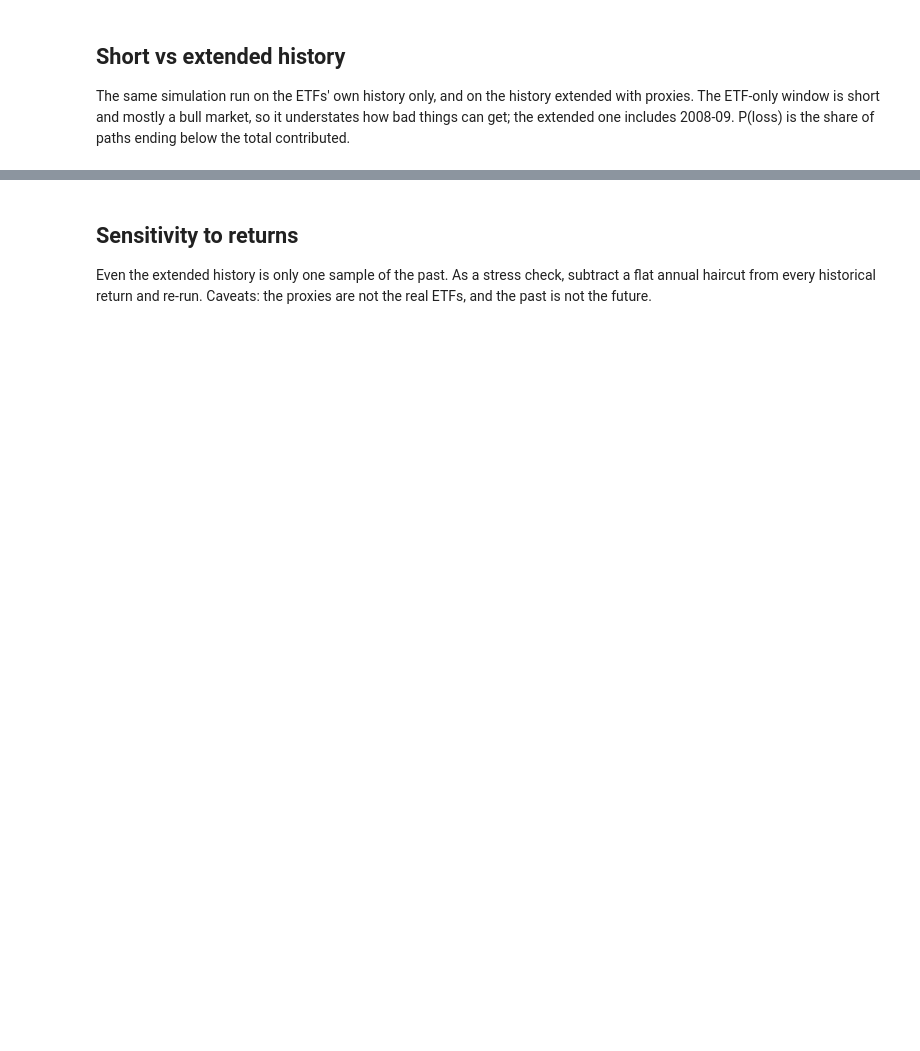
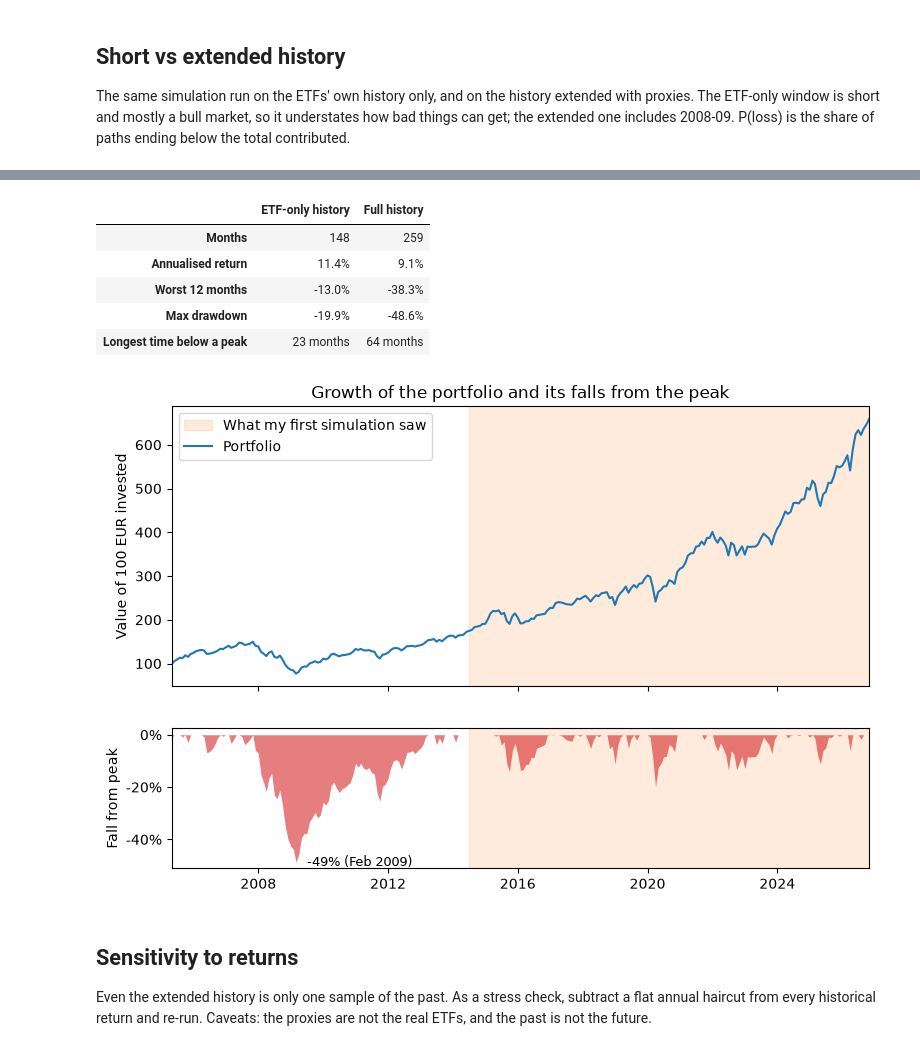
Before and after one commit to idontknowmoney/portfolio-lab, a Jupyter notebook: notebooks/01_monte_carlo.ipynb, the cells around one changed output, grey strips where cells are left out. Drawn from its saved outputs; the diff is of its cells as text; code cells hidden in the pictures; blank space fills up the shorter version.

```diff
--- a/notebooks/01_monte_carlo.ipynb
+++ b/notebooks/01_monte_carlo.ipynb
@@ -124,3 +187,30 @@ comparison.assign(
+# %%
+port_returns = portfolio_return_series(cfg, returns)
+etf_only, _ = build_returns(prices, assets, use_proxies=False)
+window_start, window_end = etf_only.index[0], etf_only.index[-1]
+
+window = history_window_stats(port_returns, window_start, window_end, label="ETF-only history")
+fmt = {
+    "Months": "{:.0f}".format,
+    "Annualised return": "{:.1%}".format,
+    "Worst 12 months": "{:.1%}".format,
+    "Max drawdown": "{:.1%}".format,
+    "Longest time below a peak": "{:.0f} months".format,
+}
+display(window.apply(lambda row: row.map(fmt[row.name]), axis=1))
+
+window_fig = plot_history_window(
+    port_returns, window_start, window_end, currency, label="What my first simulation saw"
+)
+save_figure(window_fig, "history_window");
+# %% [output]
+|  | ETF-only history | Full history |
+| Months | 148 | 259 |
+| Annualised return | 11.4% | 9.1% |
+| Worst 12 months | -13.0% | -38.3% |
+| Max drawdown | -19.9% | -48.6% |
+| Longest time below a peak | 23 months | 64 months |
+[figure, added]
 # %% [markdown]
 ## Sensitivity to returns
 
```
Also changed, not shown: parts of 22 cells of this notebook, 2 other files.
